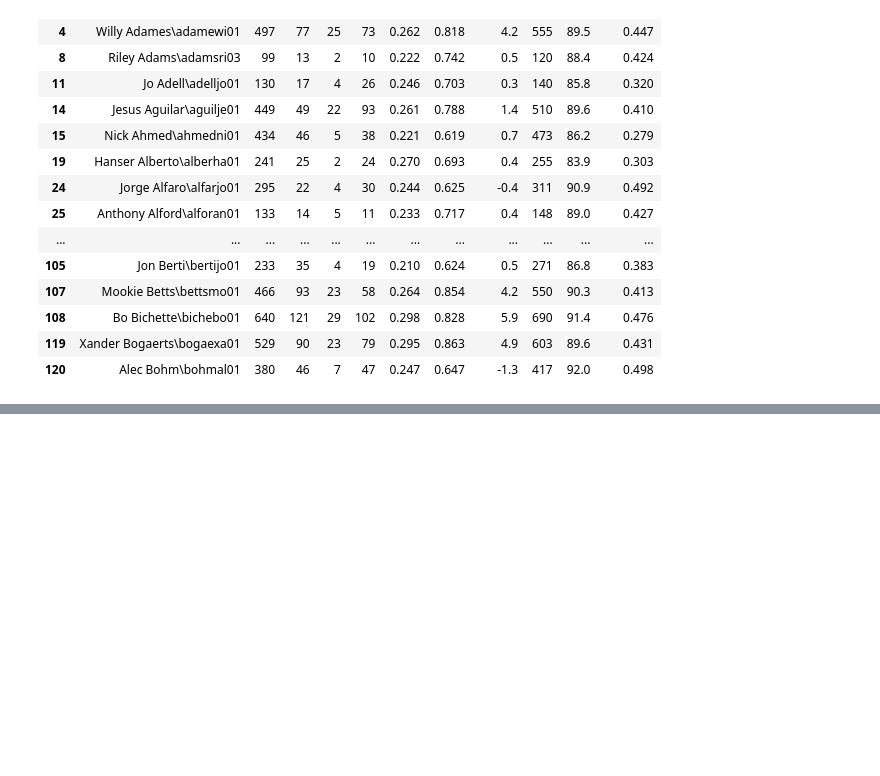
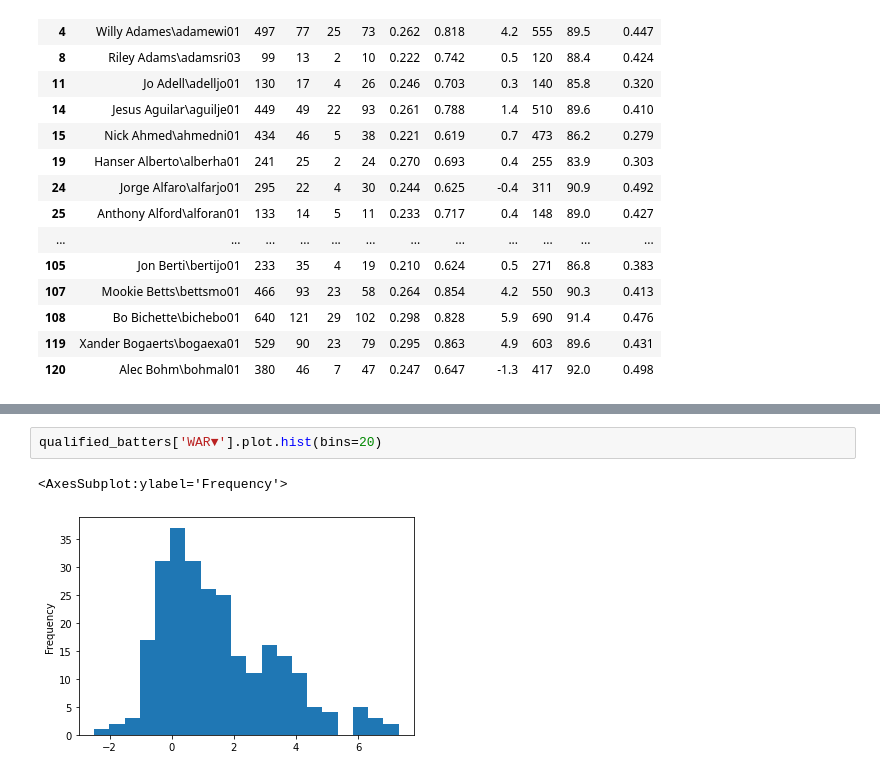
Before and after one commit to nrossidb/MLB-hard-hits-to-player-value, a Jupyter notebook: code_and_data/01_cleaning_and_eda.ipynb, the cells around one changed output, grey strips where cells are left out. Drawn from its saved outputs; the diff is of its cells as text; blank space fills up the shorter version.

```diff
--- a/code_and_data/01_cleaning_and_eda.ipynb
+++ b/code_and_data/01_cleaning_and_eda.ipynb
@@ -222,0 +237,5 @@ qualified_batters.head(30)
+# %%
+qualified_batters['WAR▼'].plot.hist(bins=20)
+# %% [output]
+<AxesSubplot:ylabel='Frequency'>
+[figure, added]
```
Also changed, not shown: parts of 4 cells of this notebook.
